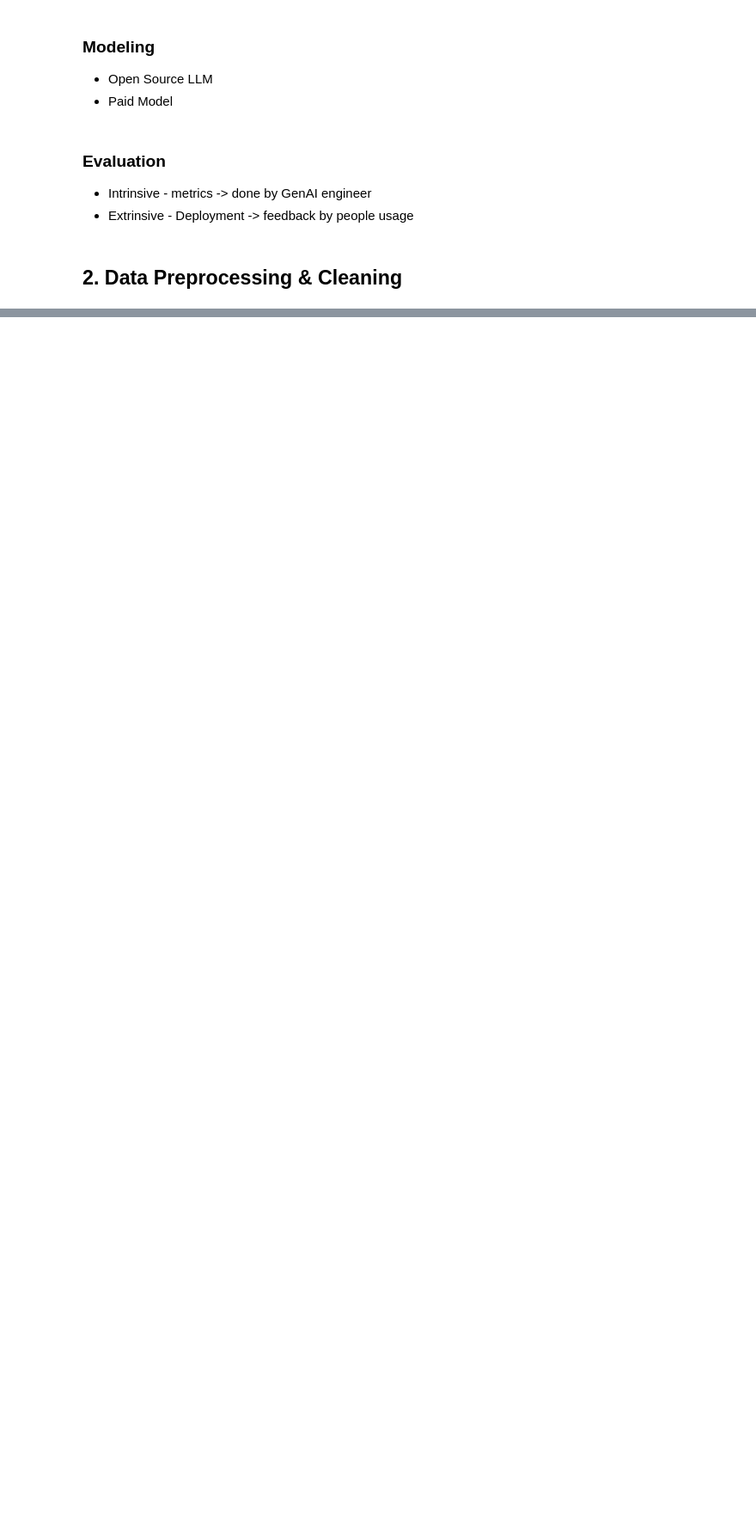
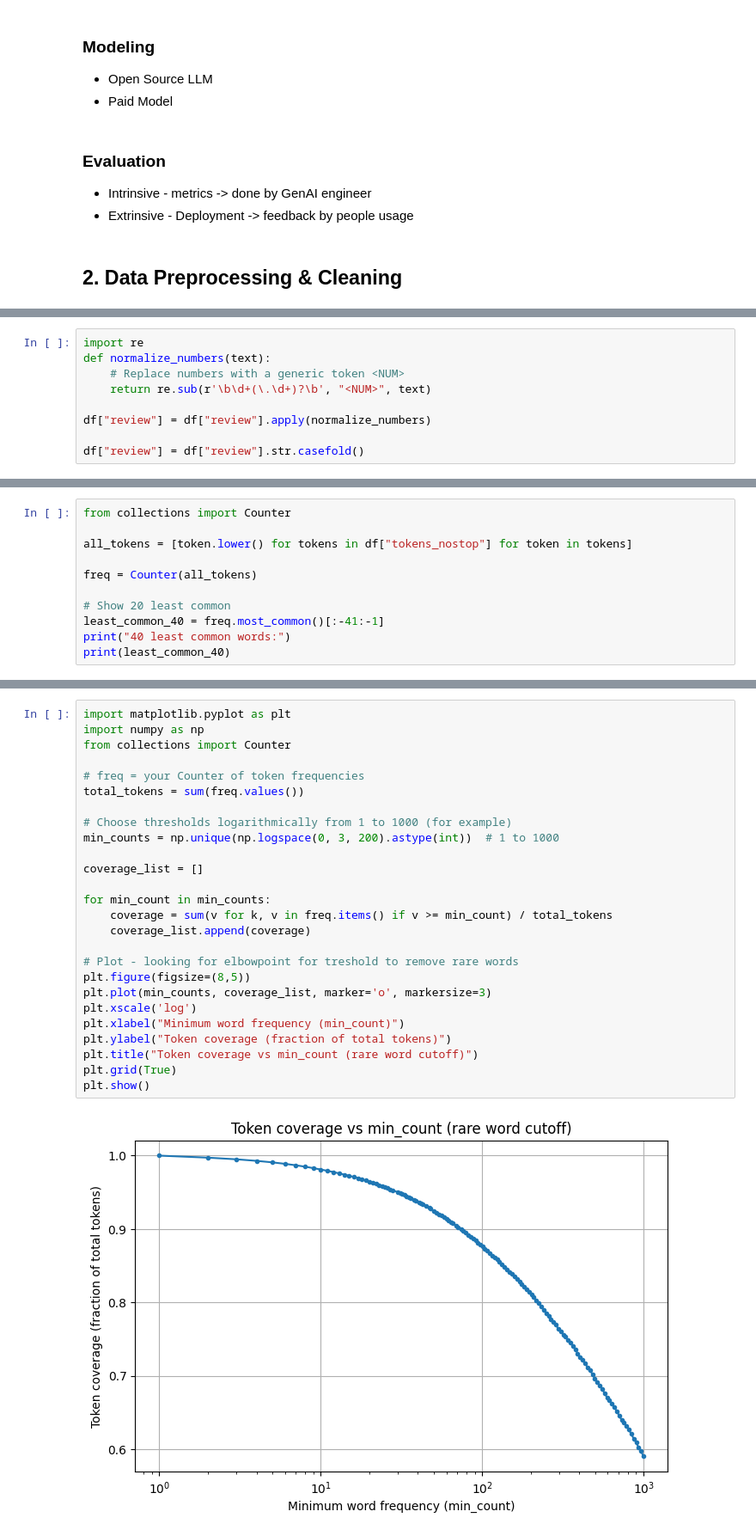
Before and after one commit to TA-dev/elastic_search_learn, a Jupyter notebook: notebooks/genAI+guide.ipynb, the cells around one changed output, grey strips where cells are left out. Shown at 86% size. Drawn from its saved outputs; the diff is of its cells as text; blank space fills up the shorter version.

```diff
--- a/notebooks/genAI_guide.ipynb
+++ b/notebooks/genAI+guide.ipynb
@@ -32,0 +136,9 @@ Additional course link (theoretical): https://www.youtube.com/watch?v=rNEujZmD2T
+# %%
+import re
+def normalize_numbers(text):
+    # Replace numbers with a generic token <NUM>
+    return re.sub(r'\b\d+(\.\d+)?\b', "<NUM>", text)
+
+df["review"] = df["review"].apply(normalize_numbers)
+
+df["review"] = df["review"].str.casefold()
@@ -32,0 +723,11 @@ Additional course link (theoretical): https://www.youtube.com/watch?v=rNEujZmD2T
+# %%
+from collections import Counter
+
+all_tokens = [token.lower() for tokens in df["tokens_nostop"] for token in tokens]
+
+freq = Counter(all_tokens)
+
+# Show 20 least common
+least_common_40 = freq.most_common()[:-41:-1]
+print("40 least common words:")
+print(least_common_40)
@@ -32,0 +737,28 @@ Additional course link (theoretical): https://www.youtube.com/watch?v=rNEujZmD2T
+# %%
+import matplotlib.pyplot as plt
+import numpy as np
+from collections import Counter
+
+# freq = your Counter of token frequencies
+total_tokens = sum(freq.values())
+
+# Choose thresholds logarithmically from 1 to 1000 (for example)
+min_counts = np.unique(np.logspace(0, 3, 200).astype(int))  # 1 to 1000
+
+coverage_list = []
+
+for min_count in min_counts:
+    coverage = sum(v for k, v in freq.items() if v >= min_count) / total_tokens
+    coverage_list.append(coverage)
+
+# Plot - looking for elbowpoint for treshold to remove rare words
+plt.figure(figsize=(8,5))
+plt.plot(min_counts, coverage_list, marker='o', markersize=3)
+plt.xscale('log')
+plt.xlabel("Minimum word frequency (min_count)")
+plt.ylabel("Token coverage (fraction of total tokens)")
+plt.title("Token coverage vs min_count (rare word cutoff)")
+plt.grid(True)
+plt.show()
+# %% [output]
+[figure, added]
```
Also changed, not shown: parts of 34 cells of this notebook, 1 other file.
